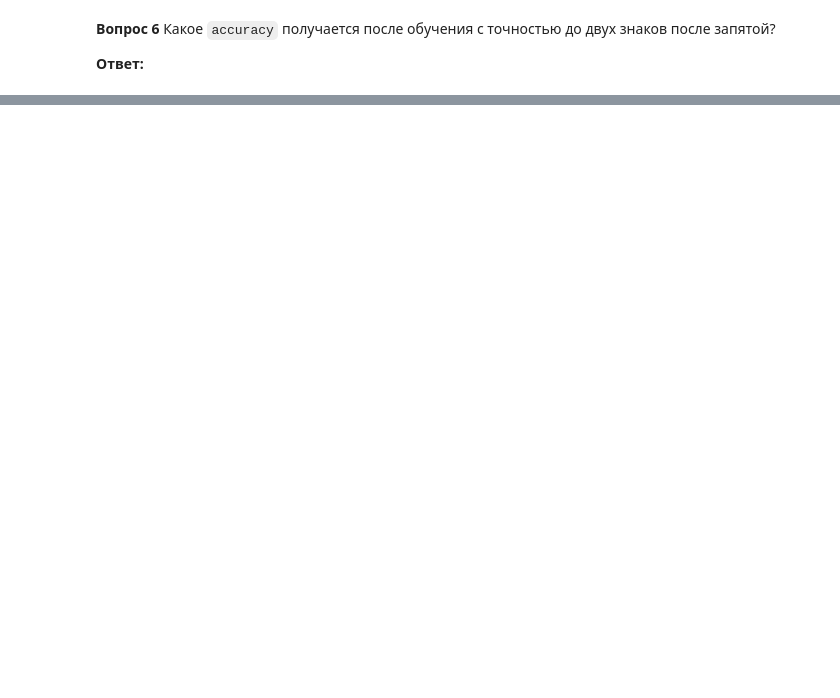
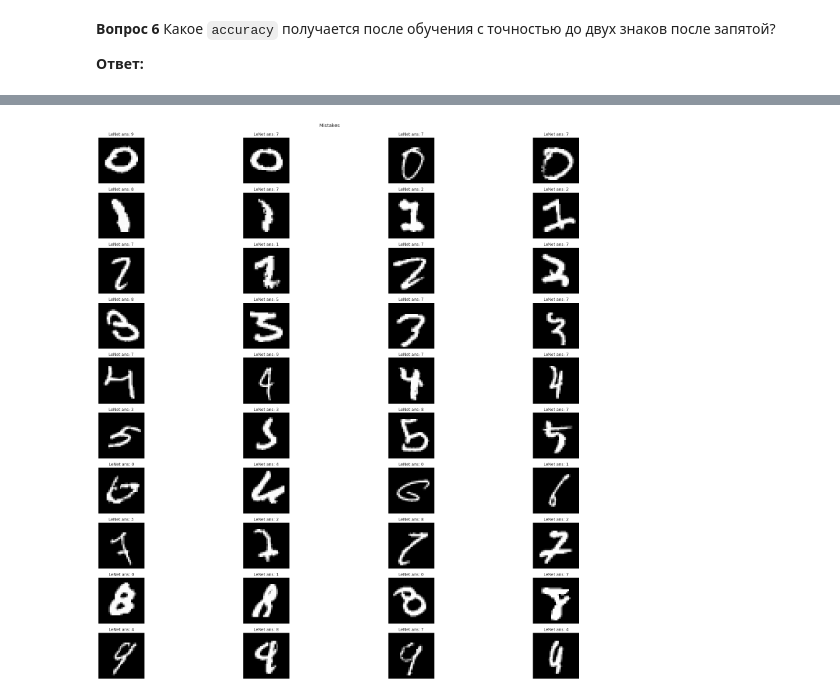
Before and after one commit to superAIyah/DL_MIPT, a Jupyter notebook: 5_Conv_NN/[homework]dense_and_convolutional_nn.ipynb, the cells around one changed output, grey strips where cells are left out. Drawn from its saved outputs; the diff is of its cells as text; code cells hidden in the pictures; blank space fills up the shorter version.

```diff
--- a/5_Conv_NN/[homework]dense_and_convolutional_nn.ipynb
+++ b/5_Conv_NN/[homework]dense_and_convolutional_nn.ipynb
@@ -752,0 +941,19 @@ plt.show()
+# %%
+correct = torch.zeros(10, dtype=int)
+all = torch.zeros(10, dtype=int)
+wrong = [[] for i in range(10)]
+thought = [[] for i in range(10)]
+
+for x, y_cor in valid_dataloader:
+    y_probs = model(x.to(device))
+    y_ans = y_probs.argmax(-1).cpu()
+    for i in range(x.shape[0]):
+        ch = y_cor[i]
+        if (y_ans[i] == y_cor[i]):
+            correct[ch] += 1
+        else:
+            wrong[ch].append(x[i])
+            thought[ch].append(y_ans[i])
+        all[ch] += 1
+for i in range(len(correct)):
+    print(f'accuracy for {i} : {correct[i] / all[i]:.4} | mistakes : {all[i] - correct[i]}')
@@ -752,0 +971,11 @@ plt.show()
+# %%
+plt.figure(figsize=(30, 30))
+plt.suptitle("Mistakes", y=0.9)
+for i in range(10):
+    for j in range(4):
+        plt.subplot(10, 4, i*4+j+1)
+        plt.imshow(wrong[i][j].squeeze(), cmap='gray')
+        plt.title(f'LeNet ans: {thought[i][j].item()}')
+        plt.axis('off')
+# %% [output]
+[figure, added]
```
Also changed, not shown: parts of 27 cells of this notebook.
